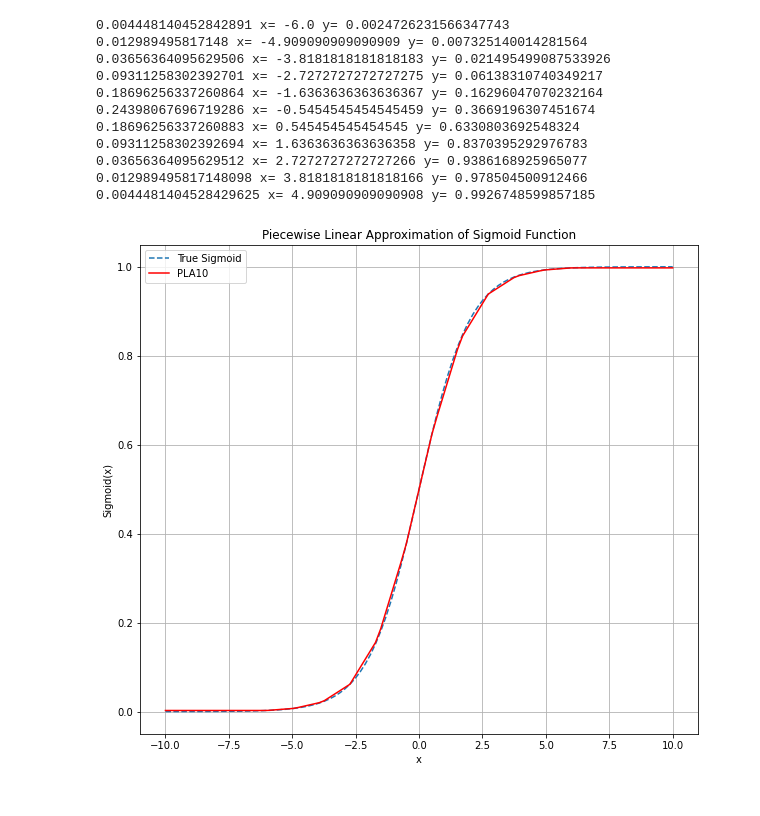
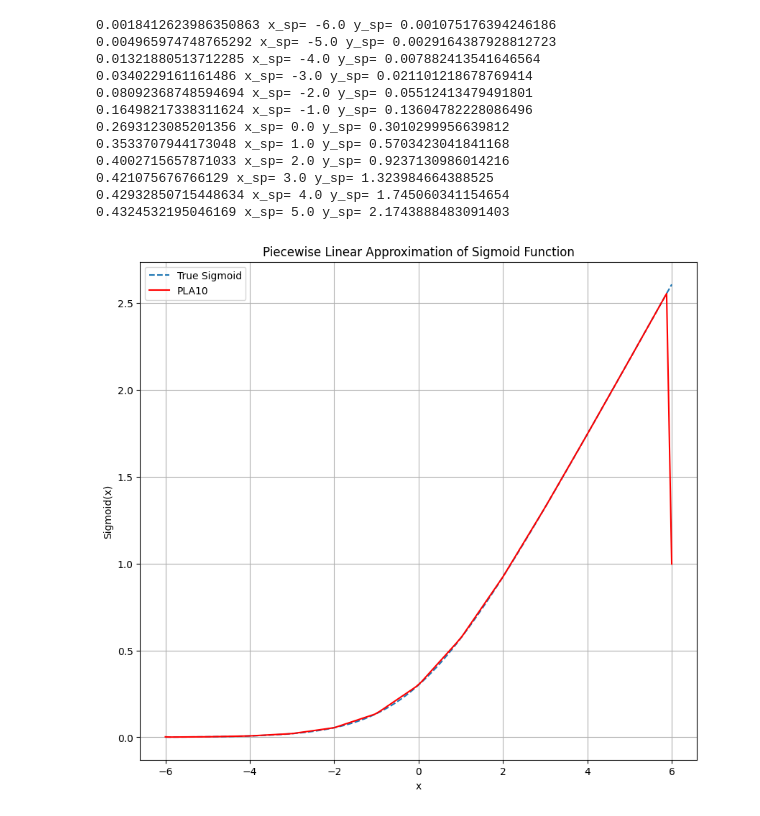
Before and after one commit to Arycast/vae_casp-er, a Jupyter notebook: pwl_from_class.ipynb, the cells around one changed output. Drawn from its saved outputs; the diff is of its cells as text; code cells hidden in the pictures.

Commit message:
update softpluss ipynb

```diff
--- a/pwl_from_class.ipynb
+++ b/pwl_from_class.ipynb
@@ -1,5 +1,6 @@
 # %%
 import numpy as np
+import math
 
 class PiecewiseSigmoid:
     def __init__(self, num_slices=10, input_range=(-6, 6)):
@@ -17,6 +18,9 @@ class PiecewiseSigmoid:
         """Compute the sigmoid function."""
         return 1 / (1 + np.exp(-x))
 
+    def _softplus(self, x):
+        return np.log10(1+np.exp(x))
+
     def _compute_segments(self):
         """Compute the slopes and intercepts for each linear segment."""
         slopes = []
@@ -24,11 +28,17 @@ class PiecewiseSigmoid:
         for i in range(len(self.breakpoints) - 1):
             x1, x2 = self.breakpoints[i], self.breakpoints[i + 1]
             y1, y2 = self._sigmoid(x1), self._sigmoid(x2)
+            y1_sp,y2_sp = self._softplus(x1),self._softplus(x2)
             slope = (y2 - y1) / (x2 - x1)
+            slope_sp = (y2_sp - y1_sp) / (x2 - x1)
             intercept = y1 - slope * x1
-            print(slope, "x=", x1, "y=", y1)
-            slopes.append(slope)
-            intercepts.append(intercept)
+            intercept_sp = y1_sp - slope_sp * x1
+            # print(slope, "x=", x1, "y=", y1)
+            print(slope_sp, "x_sp=", x1, "y_sp=", y1_sp)
+            # slopes.append(slope)
+            slopes.append(slope_sp)
+            # intercepts.append(intercept)
+            intercepts.append(intercept_sp)
         return slopes, intercepts
 
     def __call__(self, x):
@@ -69,8 +79,8 @@ class PiecewiseSigmoid:
 # y_values16 = sigmoid_approx(x_values16)
 # error16,max_error16 = sigmoid_approx.compute_error(x_values16)
 
-sigmoid_approx = PiecewiseSigmoid(num_slices=12, input_range=(-6, 6))
-x_values = np.linspace(-10, 10, 100)
+sigmoid_approx = PiecewiseSigmoid(num_slices=6, input_range=(-6, 6))
+x_values = np.linspace(-6, 6, 100)
 y_values = sigmoid_approx(x_values)
 error,max_error = sigmoid_approx.compute_error(x_values)
 
@@ -79,43 +89,47 @@ error,max_error = sigmoid_approx.compute_error(x_values)
 # y_values8 = sigmoid_approx8(x_values8)
 # error8,max_error8 = sigmoid_approx.compute_error(x_values8)
 
 # sigmoid_approx4 = PiecewiseSigmoid(num_slices=4, input_range=(-6, 6))
 # x_values4 = np.linspace(-10, 10, 100)
 # y_values4 = sigmoid_approx4(x_values4)
 # error4,max_error4 = sigmoid_approx.compute_error(x_values4)
 
 
 
 # Plot the results
 import matplotlib.pyplot as plt
 
 plt.figure(figsize=(10,9))
-plt.plot(x_values, 1 / (1 + np.exp(-x_values)), label="True Sigmoid", linestyle="--")
+# plt.plot(x_values, 1 / (1 + np.exp(-x_values)), label="True Sigmoid", linestyle="--")
+# print("Sigmoid");print( 1 / (1 + np.exp(-x_values)))
+# print("Softplus");print(np.log10(1+np.exp(x_values)))
+plt.plot(x_values, np.log10(1+np.exp(x_values)), label="True Sigmoid", linestyle="--")
 plt.plot(x_values, y_values, label="PLA10", color="red")
 # plt.plot(x_values8, y_values8, label="PLA8", color="yellow")
 # plt.plot(x_values4, y_values4, label="PLA4", color="blue")
 plt.legend()
 plt.xlabel("x")
 plt.ylabel("Sigmoid(x)")
 plt.title("Piecewise Linear Approximation of Sigmoid Function")
 plt.grid(True)
 
 plt.show()
 
 # print(f'Max Error for 4 slice: {max_error4}')
 # print(f'Max Error for 8 slice: {max_error8}')
 # print(f'Max Error for 10 slice: {max_error}')
 # print(f'Max Error for 16 slice: {max_error16}')
 # %% [output]
-0.004448140452842891 x= -6.0 y= 0.0024726231566347743
-0.012989495817148 x= -4.909090909090909 y= 0.007325140014281564
-0.03656364095629506 x= -3.8181818181818183 y= 0.021495499087533926
-0.09311258302392701 x= -2.7272727272727275 y= 0.06138310740349217
-0.18696256337260864 x= -1.6363636363636367 y= 0.16296047070232164
-0.24398067696719286 x= -0.5454545454545459 y= 0.3669196307451674
-0.18696256337260883 x= 0.545454545454545 y= 0.6330803692548324
-0.09311258302392694 x= 1.6363636363636358 y= 0.8370395292976783
-0.03656364095629512 x= 2.7272727272727266 y= 0.9386168925965077
-0.012989495817148098 x= 3.8181818181818166 y= 0.978504500912466
-0.0044481404528429625 x= 4.909090909090908 y= 0.9926748599857185
+0.0018412623986350863 x_sp= -6.0 y_sp= 0.001075176394246186
+0.004965974748765292 x_sp= -5.0 y_sp= 0.0029164387928812723
+0.01321880513712285 x_sp= -4.0 y_sp= 0.007882413541646564
+0.0340229161161486 x_sp= -3.0 y_sp= 0.021101218678769414
+0.08092368748594694 x_sp= -2.0 y_sp= 0.05512413479491801
+0.16498217338311624 x_sp= -1.0 y_sp= 0.13604782228086496
+0.2693123085201356 x_sp= 0.0 y_sp= 0.3010299956639812
+0.3533707944173048 x_sp= 1.0 y_sp= 0.5703423041841168
+0.4002715657871033 x_sp= 2.0 y_sp= 0.9237130986014216
+0.421075676766129 x_sp= 3.0 y_sp= 1.323984664388525
+0.42932850715448634 x_sp= 4.0 y_sp= 1.745060341154654
+0.4324532195046169 x_sp= 5.0 y_sp= 2.1743888483091403
-[figure, old version]
+[figure, new version]
```
Also changed, not shown: 1 other file.
